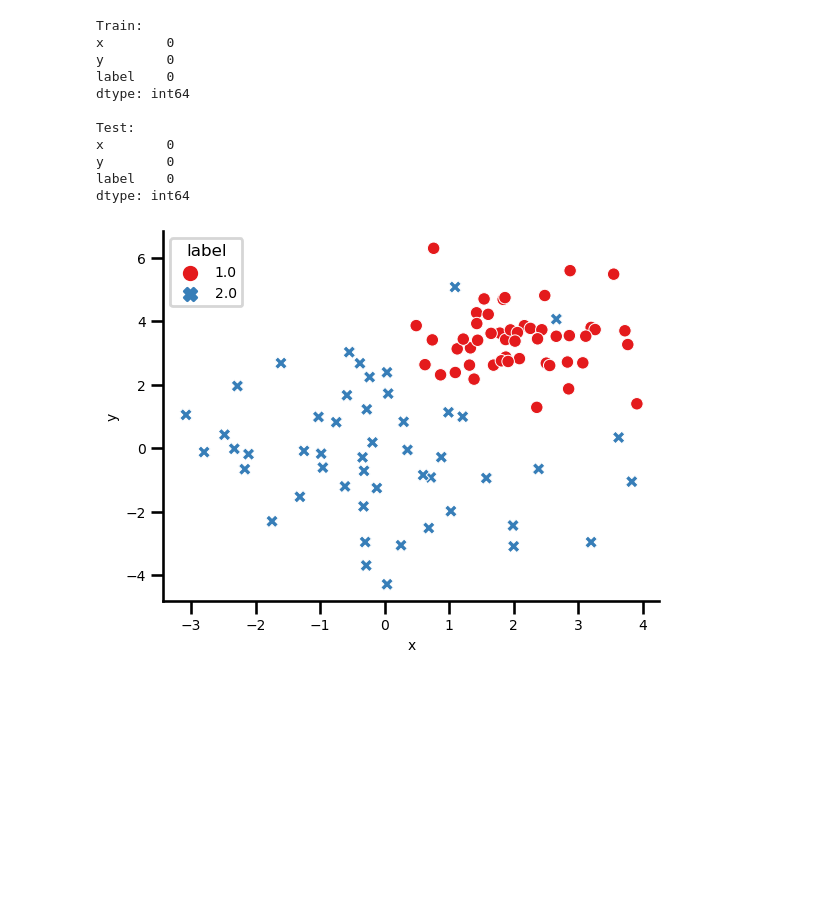
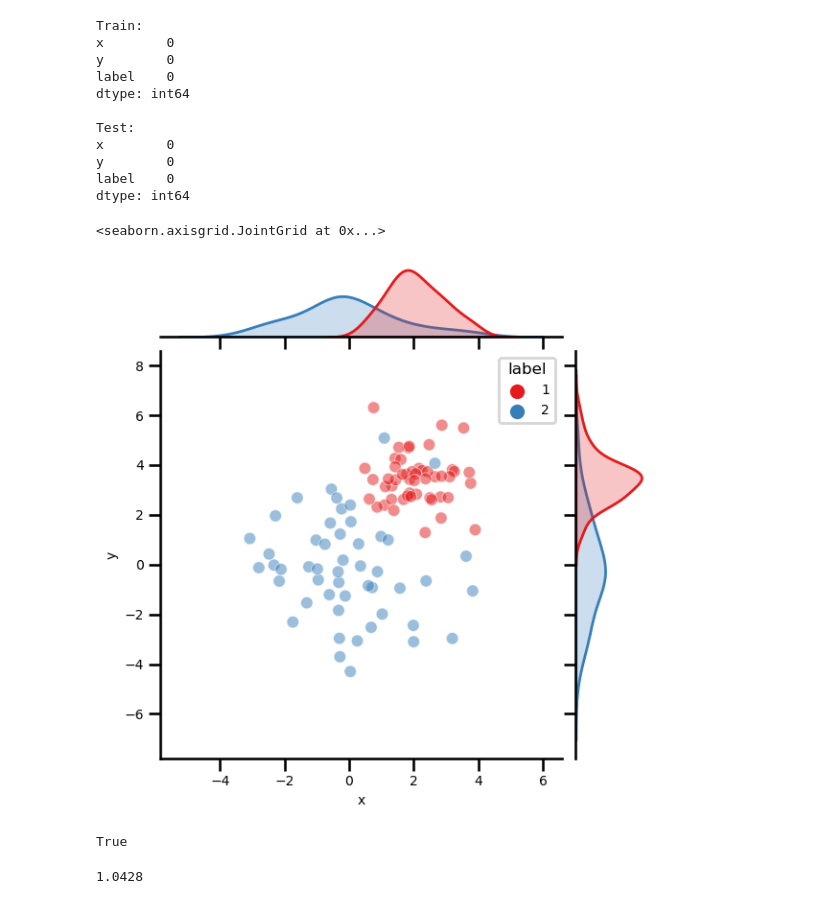
Before and after one commit to arnestc/StatisticalLearning, a Jupyter notebook: notebooks/01-synthetic-dataset.ipynb, the cells around one changed output. Cells and saved outputs as stored; diff of their text form; code cells hidden in the pictures; blank space fills up the shorter version.

Commit message:
preliminary, euclidean distance

```diff
--- a/notebooks/01-synthetic-dataset.ipynb
+++ b/notebooks/01-synthetic-dataset.ipynb
@@ -41,6 +44,8 @@ sns.set_context(
         'patch.linewidth': 2.0
         }
     ) # 'paper'
+
+data_sets = ['Train', 'Test']
 # %%
 # Check current folder
 os.getcwd()
@@ -61,12 +66,15 @@ Data Keys: dict_keys(['__header__', '__version__', '__globals__', 'knnClassify2d
 # %%
 data_df = {}
 
-for d_type in ['Train', 'Test']:
+for d_type in data_sets:
     data_df[d_type] = pd.DataFrame(
         {'x': data[f'knnClassify2d{d_type}'][:,0],
         'y': data[f'knnClassify2d{d_type}'][:,1],
         'label': data[f'knnClassify2d{d_type}'][:,2]
         }
     )
-    print(f"{d_type} ✓")
+    print(f"{d_type} ({len(data_df[d_type])} data points) ✓")
+    print(f"{d_type} data types:\n{data_df[d_type].dtypes}\n")
+
+data_df['Train'].head()
 # %% [output]
@@ -75,6 +100,6 @@ Test ✓
 # %%
 # Check for NaN values
-for d_type in ['Train', 'Test']:
+for d_type in data_sets:
     print(f"{d_type}:\n{data_df[f'{d_type}'].isna().sum(axis=0)}\n")
 # %% [output]
 Train:
@@ -88,14 +113,20 @@ x        0
 y        0
 label    0
 dtype: int64
-# %%
-sns.scatterplot(
-    data=data_df['Train'],
-    x='x', y='y',
-    hue='label', style='label',
-    legend=True,
-    palette="Set1"
-)
-sns.despine(right=True)
-# %% [output]
-[figure, removed]
+# %%
+# Label = 1 or 2, then it is sufficient to use a 'int8' data type
+for d_type in data_sets:
+    data_df[d_type].label = data_df[d_type].label.astype('int8')
+# %%
+sns.jointplot(
+    data=data_df['Train'], x='x', y='y',
+    hue='label',
+    palette='Set1', alpha=0.5
+    )
+# %% [output]
+<seaborn.axisgrid.JointGrid at 0x...>
+[figure, added]
+# %%
+type(data_df[d_type].loc[0][['x', 'y']].values) == np.ndarray
+# %% [output]
+True
@@ -101,0 +141,7 @@ sns.despine(right=True)
+# %%
+euclidean(
+    data_df['Train'].loc[0][['x', 'y']].values,
+    data_df['Train'].loc[1][['x', 'y']].values
+)
+# %% [output]
+1.0428
```
Also changed, not shown: parts of 3 cells of this notebook.
